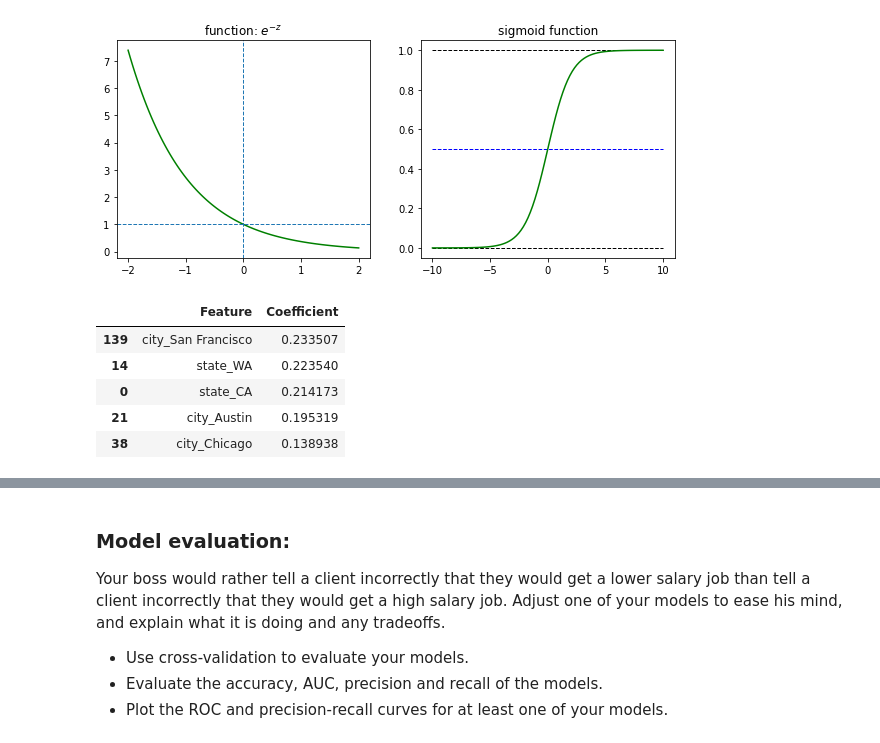
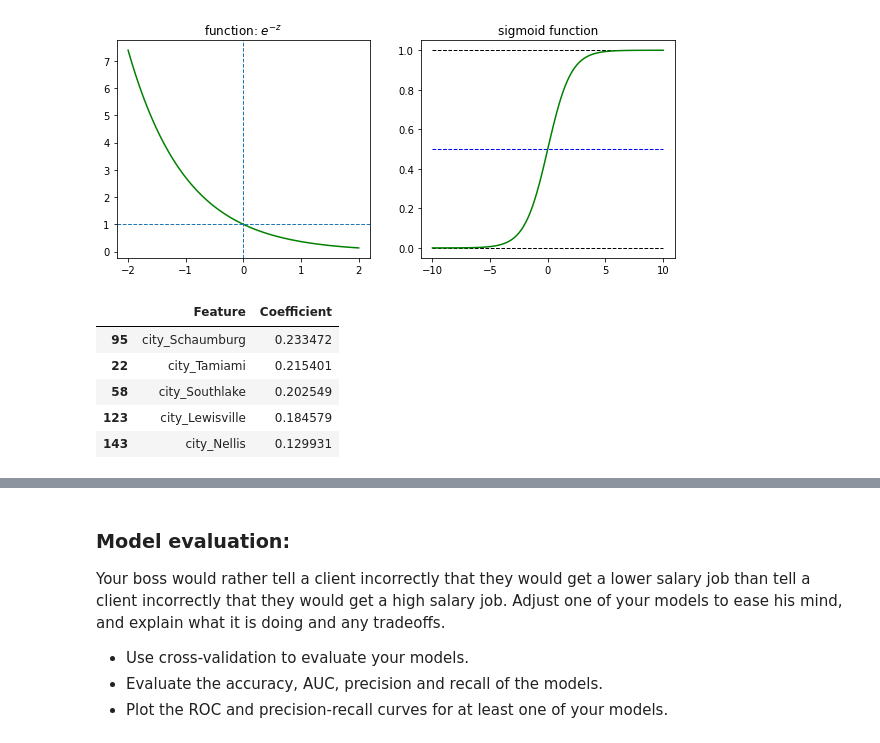
Before and after one commit to androi7/ds-mini-projects, a Jupyter notebook: WebScraping/Salary.ipynb, the cells around one changed output, grey strips where cells are left out. Cells and saved outputs as stored; diff of their text form; code cells hidden in the pictures.

Commit message:
fix: fix preprocessor pipelines and add models
feat: add stemming to text analyzer

fix: change best model for further evaluation

```diff
--- a/WebScraping/Salary.ipynb
+++ b/WebScraping/Salary.ipynb
@@ -1141,12 +1141,13 @@ X.head(1)
 # %%
 class DropDummyfierPreprocessor(BaseEstimator, TransformerMixin):
 
-    def __init__(self, columns_to_drop=None, columns_to_dummify=None, prefix=None, drop_first=True):
+    def __init__(self, columns_to_drop=None, columns_to_dummify=None, prefix=None): #, drop_first=False):
         self._feature_names = []
         self.columns_to_drop = columns_to_drop
         self.columns_to_dummify = columns_to_dummify
         self.prefix = prefix
-        self.drop_first = drop_first
+        # self.drop_first = drop_first
+        self.X_new = None  ##
 
     def _drop_unused_cols(self, X):
         """Try to drop each given column by its own"""
@@ -1160,7 +1161,7 @@ class DropDummyfierPreprocessor(BaseEstimator, TransformerMixin):
     def _make_dummy_cols(self, X):
         if len(self.prefix) != len(self.columns_to_dummify):
             self.prefix = None
-        X = pd.get_dummies(X, columns=self.columns_to_dummify, prefix=self.prefix, drop_first=self.drop_first)
+        X = pd.get_dummies(X, columns=self.columns_to_dummify, prefix=self.prefix) #, drop_first=self.drop_first)
         return X
 
     def get_feature_names(self):
@@ -1168,11 +1169,17 @@ class DropDummyfierPreprocessor(BaseEstimator, TransformerMixin):
 
     def transform(self, X, *args):
         X = self._make_dummy_cols(X)
+        if isinstance(self.X_new, pd.DataFrame):
+            cols_union = list(set(self.X_new) & set(X))  ##
+            cols_diff = list(set(self.X_new) - set(X))  ##
+            X[cols_diff] = 0  ##
+            X = pd.concat([X[cols_union], X[cols_diff]], axis=1)  ##
         X = self._drop_unused_cols(X)
         self._feature_names = X.columns
         return X
 
     def fit(self, X, *args):
+        self.X_new = self._make_dummy_cols(X)  ##
         return self
 # %%
 class FeatureExtractor(BaseEstimator, TransformerMixin):
@@ -1430,17 +1434,17 @@ plt.show()
 # %%
 # LogisticRegression
 cols = pipe.named_steps['prep_dum'].get_feature_names()
 pd.DataFrame({'Feature': cols,
-              'Coefficient': models[2].best_estimator_.coef_[0],
-              'Abs_Coefficient': abs(models[2].best_estimator_.coef_[0])}
+              'Coefficient': models[1].best_estimator_.coef_[0],
+              'Abs_Coefficient': abs(models[1].best_estimator_.coef_[0])}
             ).sort_values(by='Abs_Coefficient', ascending=False).drop(['Abs_Coefficient'], axis=1).head(5)
 # %% [output]
 |  | Feature | Coefficient |
-| 139 | city_San Francisco | 0.233507 |
-| 14 | state_WA | 0.223540 |
-| 0 | state_CA | 0.214173 |
-| 21 | city_Austin | 0.195319 |
-| 38 | city_Chicago | 0.138938 |
+| 95 | city_Schaumburg | 0.233472 |
+| 22 | city_Tamiami | 0.215401 |
+| 58 | city_Southlake | 0.202549 |
+| 123 | city_Lewisville | 0.184579 |
+| 143 | city_Nellis | 0.129931 |
 # %%
 from sklearn.feature_extraction.text import TfidfVectorizer, CountVectorizer
 # %%
```
Also changed, not shown: parts of 75 cells of this notebook, 16 other files.
